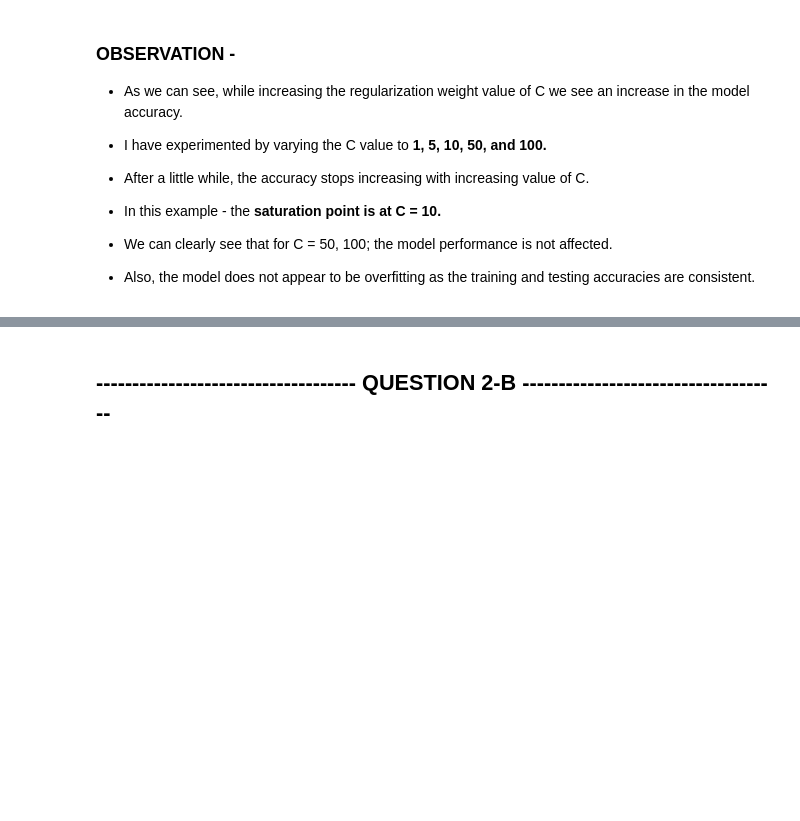
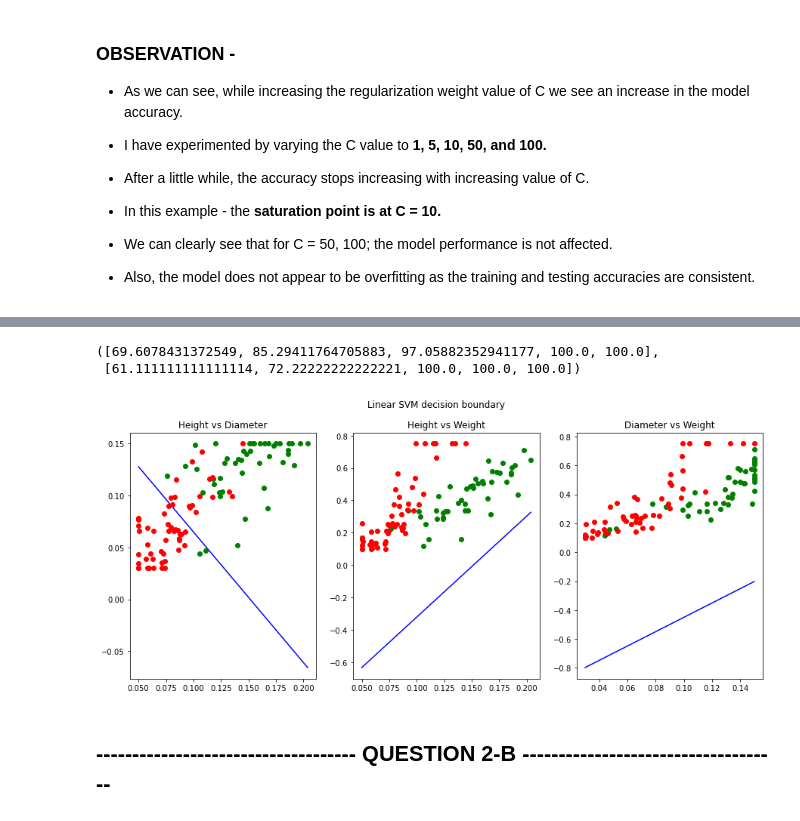
Before and after one commit to ravirajpurohit414/mscs, a Jupyter notebook: ml/homework2/main.ipynb, the cells around one changed output, grey strips where cells are left out. Cells and saved outputs as stored; diff of their text form; code cells hidden in the pictures; blank space fills up the shorter version.

```diff
--- a/ml/homework2/main.ipynb
+++ b/ml/homework2/main.ipynb
@@ -35,0 +175,4 @@ plt.show()
+# %%
+data_q1, labels_q1 = read_data()
+
+data_q1, labels_q1
@@ -35,0 +226,10 @@ plt.show()
+# %%
+def predict(x, alpha, b, kernel, gamma):
+    """
+    Computes the predicted class for input data point x.
+    """
+    pred = 0
+    for i in range(len(alpha)):
+        pred += alpha[i] * kernel(data_q1[i], x, gamma)
+    pred += b
+    return np.sign(pred)
@@ -287,3 +491,63 @@ IndexError: list index out of range
+# %%
+perf_comp['acc_train'], perf_comp['acc_test']
+# %% [output]
+([69.6078431372549, 85.29411764705883, 97.05882352941177, 100.0, 100.0],
+ [61.111111111111114, 72.22222222222221, 100.0, 100.0, 100.0])
+# %%
+## choose the best model
+clf = perf_comp['model'][2]
+# %%
+is_plastic = np.array(train_labels_edit).ravel()=='Plastic'
+is_other = np.array(train_labels_edit).ravel()=='Other'
+# %%
+# Plotting 2D projections of data and decision boundary
+plt.figure(figsize=(15,6))
+plt.suptitle("Linear SVM decision boundary")
+
+plt.subplot(131)
+plt.title('Height vs Diameter')
+
+w = clf.coef_[0]
+a = -w[0]/w[1]
+xx = np.array([train_features[:,0].min(),train_features[:,0].max()])
+yy = a*xx - (clf.intercept_[0])/w[1]
+plt.plot(xx,yy,"b-")
+# Plot data points
+plt.plot(train_features[:,0][is_plastic], train_features[:,1][is_plastic], "go",label="positive(plastic)")
+plt.plot(train_features[:,0][_negative_index], train_features[:,1][_negative_index], "ro",label="negative(not plastic)")
+
+
+plt.subplot(132)
+plt.title('Height vs Weight')
+
+w = clf.coef_[0]
+a = -w[0]/w[2]
+xx = np.array([train_features[:,0].min(),train_features[:,0].max()])
+yy = a*xx - (clf.intercept_[0])/w[2]
+plt.plot(xx,yy,"b-")
+
+# Plot data points
+plt.plot(train_features[:,0][is_plastic], train_features[:,2][is_plastic], "go",label="positive(plastic)")
+plt.plot(train_features[:,0][_negative_index], train_features[:,2][_negative_index], "ro",label="negative(not plastic)")
+
+
+plt.subplot(133)
+plt.title('Diameter vs Weight')
+
+w = clf.coef_[0]
+a = -w[1]/w[2]
+xx = np.array([train_features[:,1].min(),train_features[:,1].max()])
+yy = a*xx - (clf.intercept_[0])/w[2]
+plt.plot(xx,yy,"b-")
+
+# Plot data points
+plt.plot(train_features[:,1][is_plastic], train_features[:,2][is_plastic], "go",label="positive(plastic)")
+plt.plot(train_features[:,1][_negative_index], train_features[:,2][_negative_index], "ro",label="negative(not plastic)")
+
+# # plt.savefig("./Results/linear_clf_with_c_"+str(C)+".jpeg")
+plt.show()
+# %% [output]
+[figure, added]
 # %% [markdown]
 ## ------------------------------------ QUESTION 2-B ------------------------------------
 # %%
```
Also changed, not shown: parts of 14 cells of this notebook, 2 other files.
